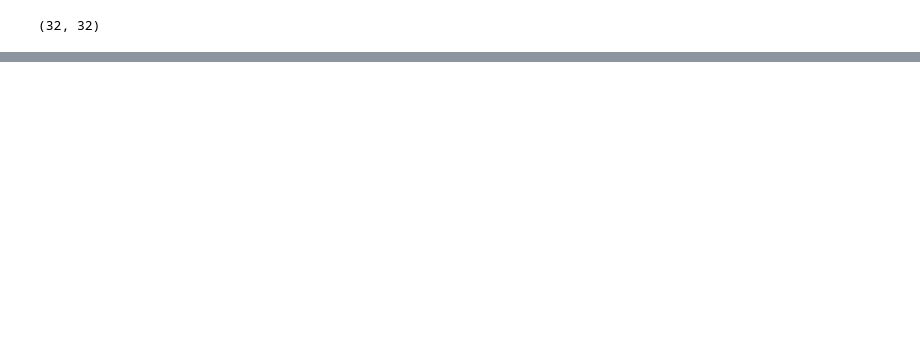
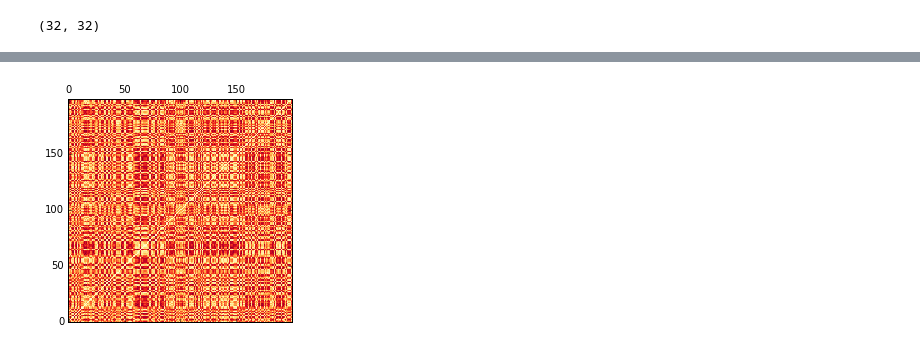
Before and after one commit to tedunderwood/changepoint, a Jupyter notebook: permutation_test.ipynb, the cells around one changed output, grey strips where cells are left out. Saved outputs shown, nothing was run; the diff lists cells and outputs as text; code cells hidden in the pictures; blank space fills up the shorter version.

```diff
--- a/permutation_test.ipynb
+++ b/permutation_test.ipynb
@@ -172,3 +157,8 @@ with open('realfootes.csv', mode='w', encoding = 'utf-8') as f:
         outrow = [quarters]
         outrow.extend(novelties)
         writer.writerow(outrow)
+# %%
+plt.matshow(randdist, origin = 'lower', cmap = plt.cm.YlOrRd)
+plt.show()
+# %% [output]
+[figure, added]
```
Also changed, not shown: parts of 7 cells of this notebook, 1 other file.
